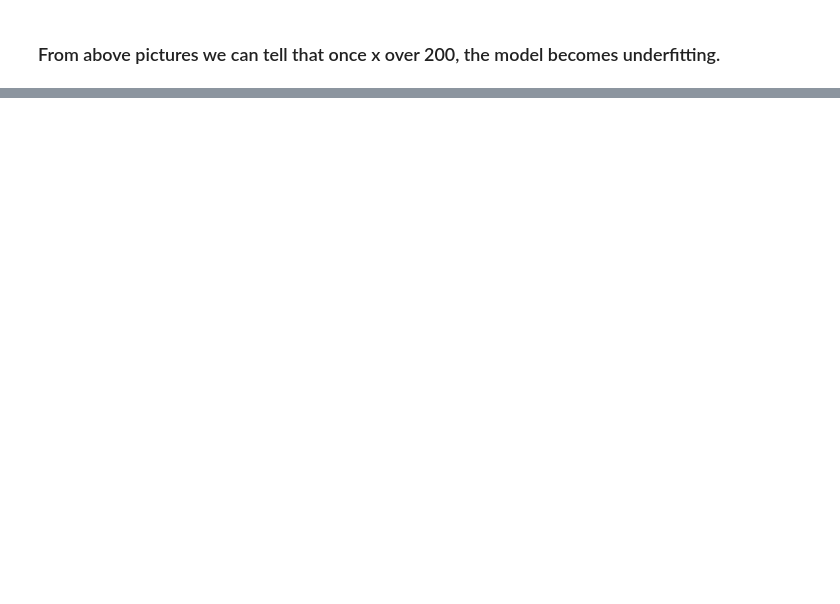
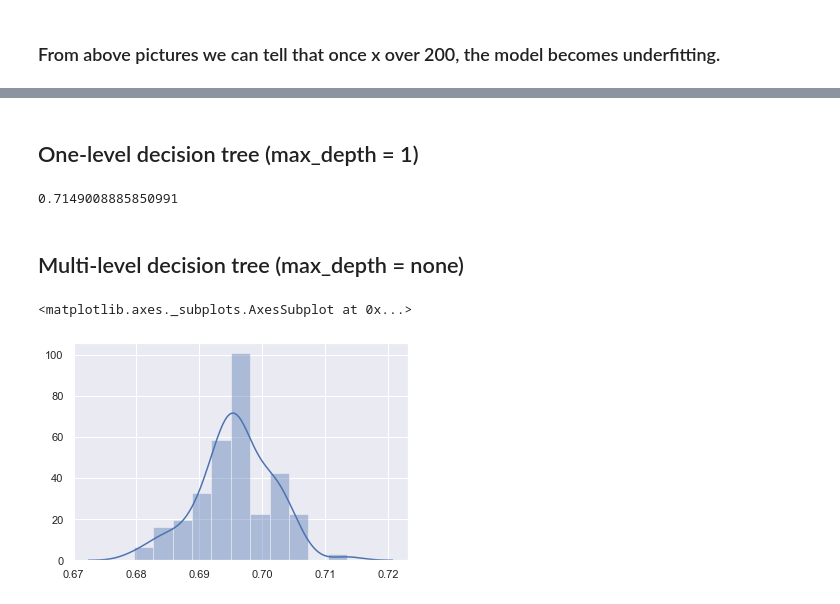
Before and after one commit to A2Zntu/ML_HW, a Jupyter notebook: Lab1/DecisionTree_Lab1.ipynb, the cells around one changed output, grey strips where cells are left out. Saved outputs shown, nothing was run; the diff lists cells and outputs as text; code cells hidden in the pictures; blank space fills up the shorter version.

```diff
--- a/Lab1/DecisionTree_Lab1.ipynb
+++ b/Lab1/DecisionTree_Lab1.ipynb
@@ -112,0 +123,5 @@ plt.plot(x_axis, list_accuracy)
+# %%
+diabetes_df = pd.read_csv("diabetes.csv", na_values = '?')
+diabetes_df = diabetes_df.replace({'Class': {'tested_positive': 0, 'tested_negative': 1}})
+diabetes_df = diabetes_df.dropna()
+diabetes_df.describe()
@@ -112,0 +138,31 @@ plt.plot(x_axis, list_accuracy)
+# %% [markdown]
+## One-level decision tree (max_depth = 1)
+# %%
+model = DecisionTreeClassifier(criterion="entropy", max_depth=1)
+
+cols = list(diabetes_df.columns)
+x = diabetes_df[cols[:-1]]
+y = diabetes_df[cols[-1]]
+# %%
+model.fit(x, y)
+scores_one = cross_val_score(model, x, y, cv = 10)
+scores_one = np.mean(scores_one)
+scores_one
+# %% [output]
+0.7149008885850991
+# %% [markdown]
+## Multi-level decision tree (max_depth = none)
+# %%
+model = DecisionTreeClassifier(criterion="entropy", max_depth=None)
+
+list_scores_multi = []
+for i in range(100):
+    model.fit(x, y)
+    scores_multi = cross_val_score(model, x, y, cv = 10)
+    scores_multi = np.mean(scores_multi)
+    list_scores_multi.append(scores_multi)
+
+sns.distplot(list_scores_multi)
+# %% [output]
+<matplotlib.axes._subplots.AxesSubplot at 0x...>
+[figure, added]
```
Also changed, not shown: parts of 10 cells of this notebook, 1 other file.
